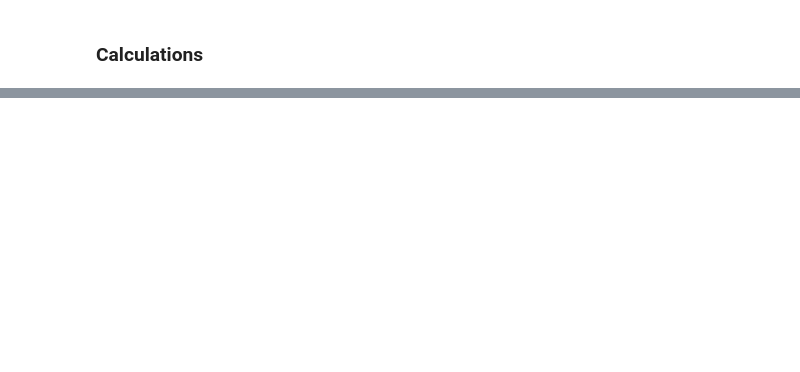
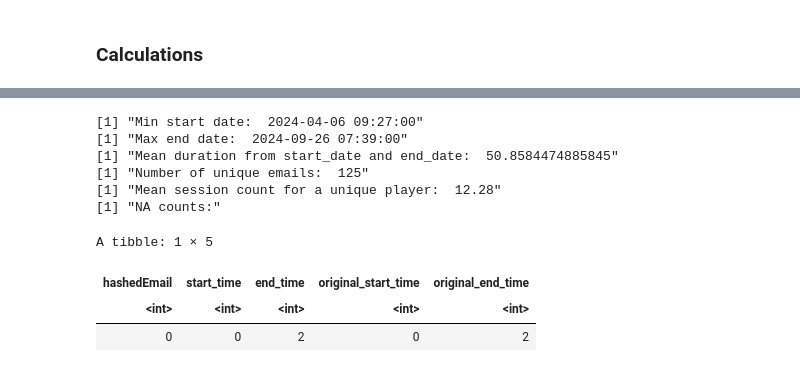
Before and after one commit to apepers/DSCI-100-Project, a Jupyter notebook: ReportNotebook.ipynb, the cells around one changed output, grey strips where cells are left out. Cells and saved outputs as stored; diff of their text form; code cells hidden in the pictures; blank space fills up the shorter version.

```diff
--- a/ReportNotebook.ipynb
+++ b/ReportNotebook.ipynb
@@ -221,2 +260,65 @@ A tibble: 1 × 7
 # %%
-# TODO - code for the sessions dataset
+## Summary stat calculations for the sessions dataset
+
+# convert the chr variables into date variables so we can do math with them
+# while we're at it, get the duration of time between start and end for each session
+converted_times = sessions |>
+    mutate(converted_start = dmy_hm(start_time)) |>
+    mutate(converted_end = dmy_hm(end_time)) |>
+    mutate(duration = converted_end - converted_start)
+
+# get the min and max, which tells us over what span of time this chunk of the study took place
+# start_time stats: min
+min_start_date = converted_times |>
+    summarize(min = min(converted_start)) |>
+    pull()
+
+print(paste("Min start date: ", min_start_date))
+
+# end_time stats: max
+max_end_date = converted_times |>
+    summarize(max = max(converted_end, na.rm = TRUE)) |>
+    pull()
+
+print(paste("Max end date: ", max_end_date))
+
+# get the duration of time between start and end of each session, then calculate the mean
+mean_duration = converted_times |>
+    summarize(mean = mean(duration, na.rm = TRUE)) |>
+    pull()
+
+print(paste("Mean duration from start_date and end_date: ", mean_duration))
+
+
+# hashedEmail stat: count of unique emails, mean number of sessions per unique email
+# group by repeat sessions, aka ones with the same email
+repeat_sessions = sessions |>
+    group_by(hashedEmail) |>
+    summarize(n = n())
+
+print(paste("Number of unique emails: ", nrow(repeat_sessions)))
+
+# average number of sessions a given player played
+repeat_session_mean = repeat_sessions |>
+    summarize(mean = mean(n)) |>
+    pull()
+
+print(paste("Mean session count for a unique player: ", repeat_session_mean))
+
+# number of NAs
+na_session_counts = sessions |>
+    summarise(across(everything(), ~ sum(is.na(.x))))
+
+print("NA counts:")
+na_session_counts
+# %% [output]
+[1] "Min start date:  2024-04-06 09:27:00"
+[1] "Max end date:  2024-09-26 07:39:00"
+[1] "Mean duration from start_date and end_date:  50.8584474885845"
+[1] "Number of unique emails:  125"
+[1] "Mean session count for a unique player:  12.28"
+[1] "NA counts:"
+A tibble: 1 × 5
+| hashedEmail | start_time | end_time | original_start_time | original_end_time |
+| <int> | <int> | <int> | <int> | <int> |
+| 0 | 0 | 2 | 0 | 2 |
```
Also changed, not shown: parts of 8 cells of this notebook.
